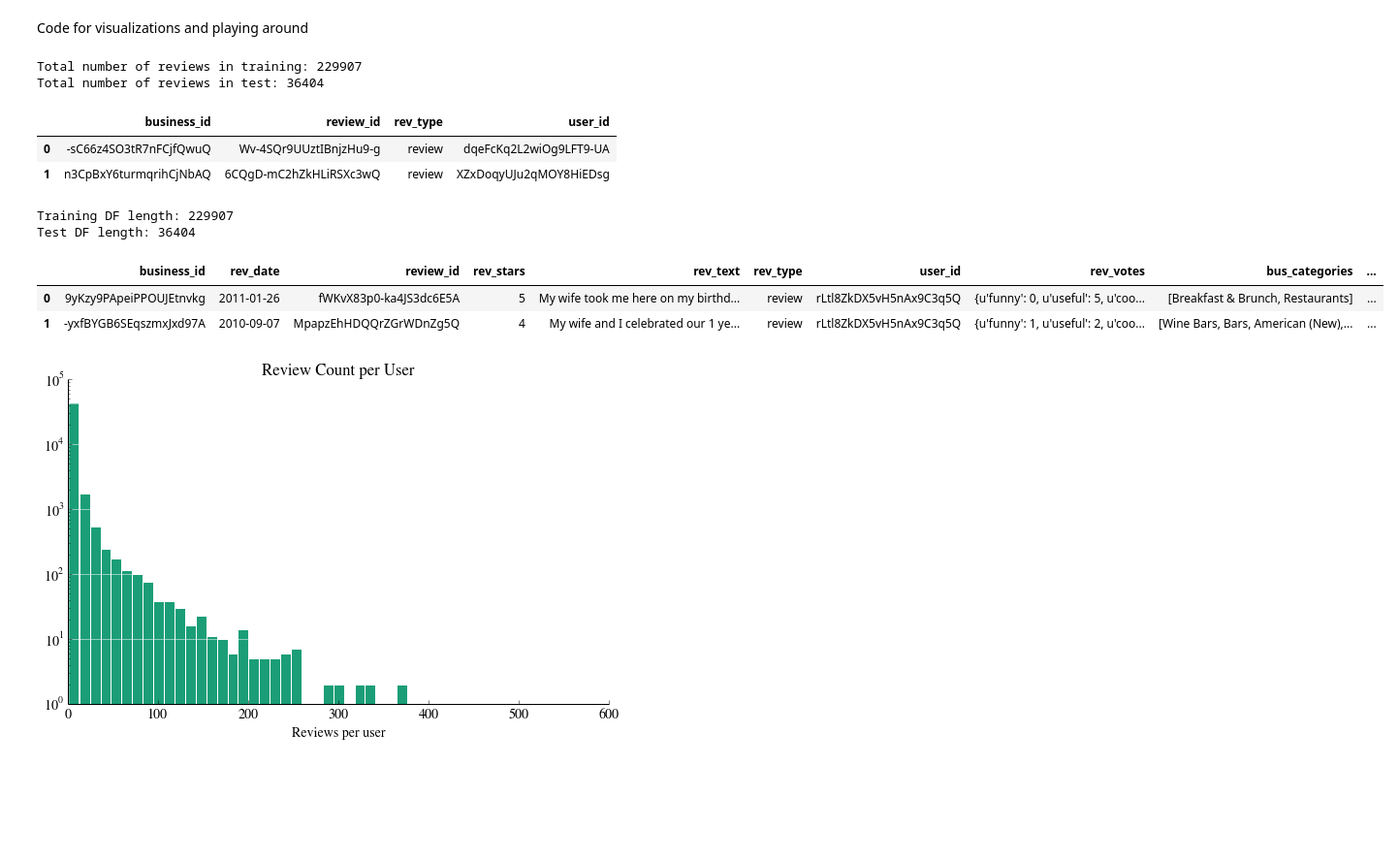
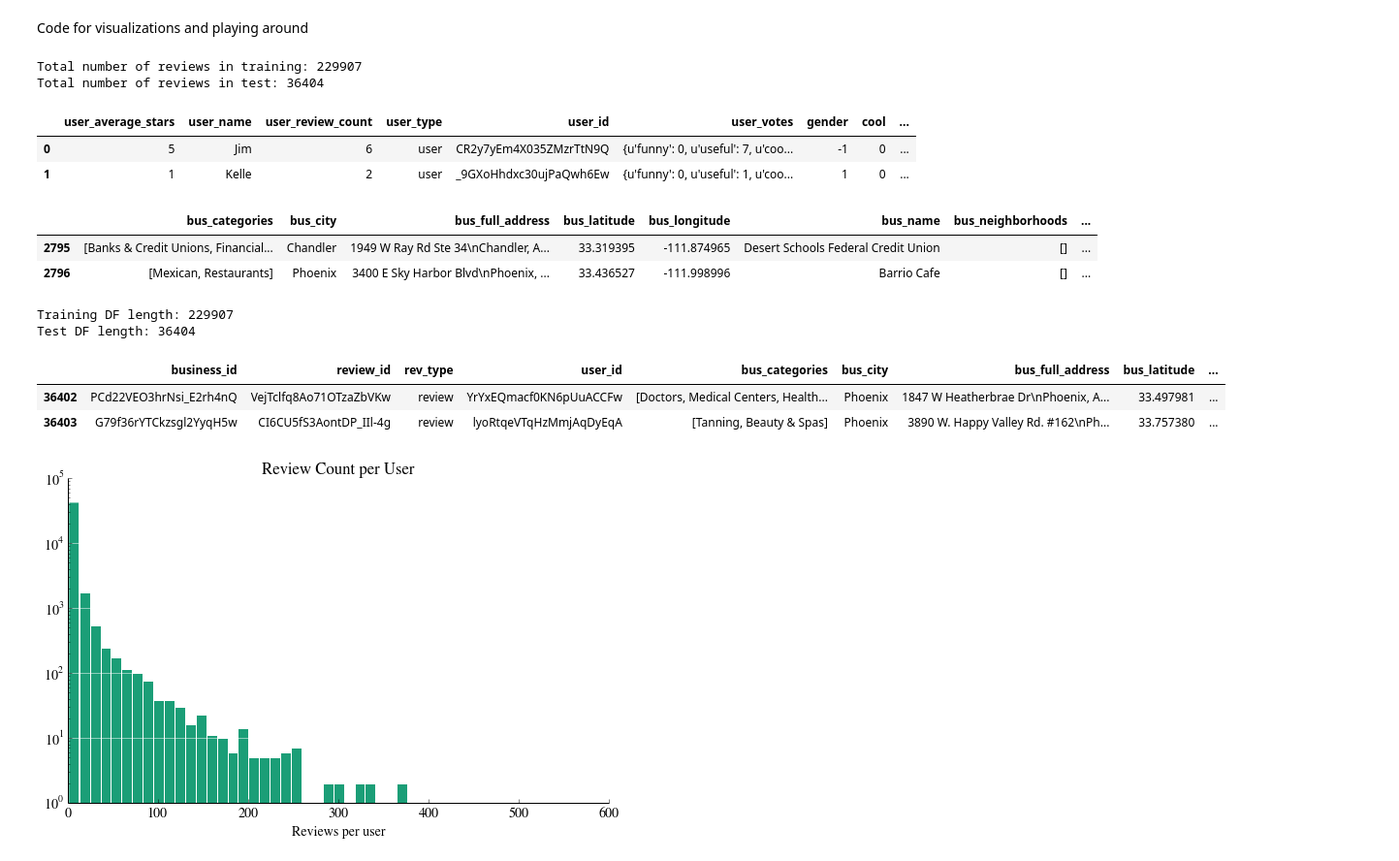
Before and after one commit to s-ramaswamy/CS-229-project, a Jupyter notebook: Visualizations.ipynb, the cells around one changed output. Shown: that part at 97% size. Drawn from its saved outputs; the diff is of its cells as text; code cells hidden in the pictures; blank space fills up the shorter version.

```diff
--- a/Visualizations.ipynb
+++ b/Visualizations.ipynb
@@ -75,28 +75,38 @@ testusers = pd.io.pickle.read_pickle('./testusers.pkl')
 # %%
 print 'Total number of reviews in training: ' + str(len(trainingreviews.index))
 print 'Total number of reviews in test: ' + str(len(testreviews.index))
-testreviews.head(2)
+trainingusers.head(2)
 # %% [output]
 Total number of reviews in training: 229907
 Total number of reviews in test: 36404
-|  | business_id | review_id | rev_type | user_id |
-| 0 | -sC66z4SO3tR7nFCjfQwuQ | Wv-4SQr9UUztIBnjzHu9-g | review | dqeFcKq2L2wiOg9LFT9-UA |
-| 1 | n3CpBxY6turmqrihCjNbAQ | 6CQgD-mC2hZkHLiRSXc3wQ | review | XZxDoqyUJu2qMOY8HiEDsg |
+|  | user_average_stars | user_name | user_review_count | user_type | user_id | user_votes | gender | cool | ... |
+| 0 | 5 | Jim | 6 | user | CR2y7yEm4X035ZMzrTtN9Q | {u'funny': 0, u'useful': 7, u'coo... | -1 | 0 | ... |
+| 1 | 1 | Kelle | 2 | user | _9GXoHhdxc30ujPaQwh6Ew | {u'funny': 0, u'useful': 1, u'coo... | 1 | 0 | ... |
+# %%
+business = trainingbusiness.append(testbusiness)
+business.tail(2)
+# %% [output]
+|  | bus_categories | bus_city | bus_full_address | bus_latitude | bus_longitude | bus_name | bus_neighborhoods | ... |
+| 2795 | [Banks & Credit Unions, Financial... | Chandler | 1949 W Ray Rd Ste 34\nChandler, A... | 33.319395 | -111.874965 | Desert Schools Federal Credit Union | [] | ... |
+| 2796 | [Mexican, Restaurants] | Phoenix | 3400 E Sky Harbor Blvd\nPhoenix, ... | 33.436527 | -111.998996 | Barrio Cafe | [] | ... |
 # %%
 # performs the merge
-TrainMatrix = trainingreviews.merge(trainingbusiness,on="business_id")
-TrainMatrix = TrainMatrix.merge(trainingusers,on="user_id", how='left')
-TestMatrix = testreviews.merge(testbusiness,on="business_id", how='left')
-TestMatrix = TestMatrix.merge(testusers,on="user_id", how='left')
+business = trainingbusiness.append(testbusiness)
+users = trainingusers.append(testusers)
+
+TrainMatrix = trainingreviews.merge(business,on="business_id")
+TrainMatrix = TrainMatrix.merge(users,on="user_id", how='left')
+TestMatrix = testreviews.merge(business,on="business_id", how='left')
+TestMatrix = TestMatrix.merge(users,on="user_id", how='left')
 print 'Training DF length: ' + str(len(TrainMatrix.index))
 print 'Test DF length: ' + str(len(TestMatrix.index))
-TrainMatrix.head(2)
+TestMatrix.tail(2)
 # %% [output]
 Training DF length: 229907
 Test DF length: 36404
-|  | business_id | rev_date | review_id | rev_stars | rev_text | rev_type | user_id | rev_votes | bus_categories | ... |
-| 0 | 9yKzy9PApeiPPOUJEtnvkg | 2011-01-26 | fWKvX83p0-ka4JS3dc6E5A | 5 | My wife took me here on my birthd... | review | rLtl8ZkDX5vH5nAx9C3q5Q | {u'funny': 0, u'useful': 5, u'coo... | [Breakfast & Brunch, Restaurants] | ... |
-| 1 | -yxfBYGB6SEqszmxJxd97A | 2010-09-07 | MpapzEhHDQQrZGrWDnZg5Q | 4 | My wife and I celebrated our 1 ye... | review | rLtl8ZkDX5vH5nAx9C3q5Q | {u'funny': 1, u'useful': 2, u'coo... | [Wine Bars, Bars, American (New),... | ... |
+|  | business_id | review_id | rev_type | user_id | bus_categories | bus_city | bus_full_address | bus_latitude | ... |
+| 36402 | PCd22VEO3hrNsi_E2rh4nQ | VejTclfq8Ao71OTzaZbVKw | review | YrYxEQmacf0KN6pUuACCFw | [Doctors, Medical Centers, Health... | Phoenix | 1847 W Heatherbrae Dr\nPhoenix, A... | 33.497981 | ... |
+| 36403 | G79f36rYTCkzsgl2YyqH5w | CI6CU5fS3AontDP_IIl-4g | review | lyoRtqeVTqHzMmjAqDyEqA | [Tanning, Beauty & Spas] | Phoenix | 3890 W. Happy Valley Rd. #162\nPh... | 33.757380 | ... |
 # %%
 urc=TrainMatrix.groupby('user_id').review_id.count()
 ax=urc.hist(bins=50, log=True)
```
Also changed, not shown: parts of 4 cells of this notebook, 2 other files.
